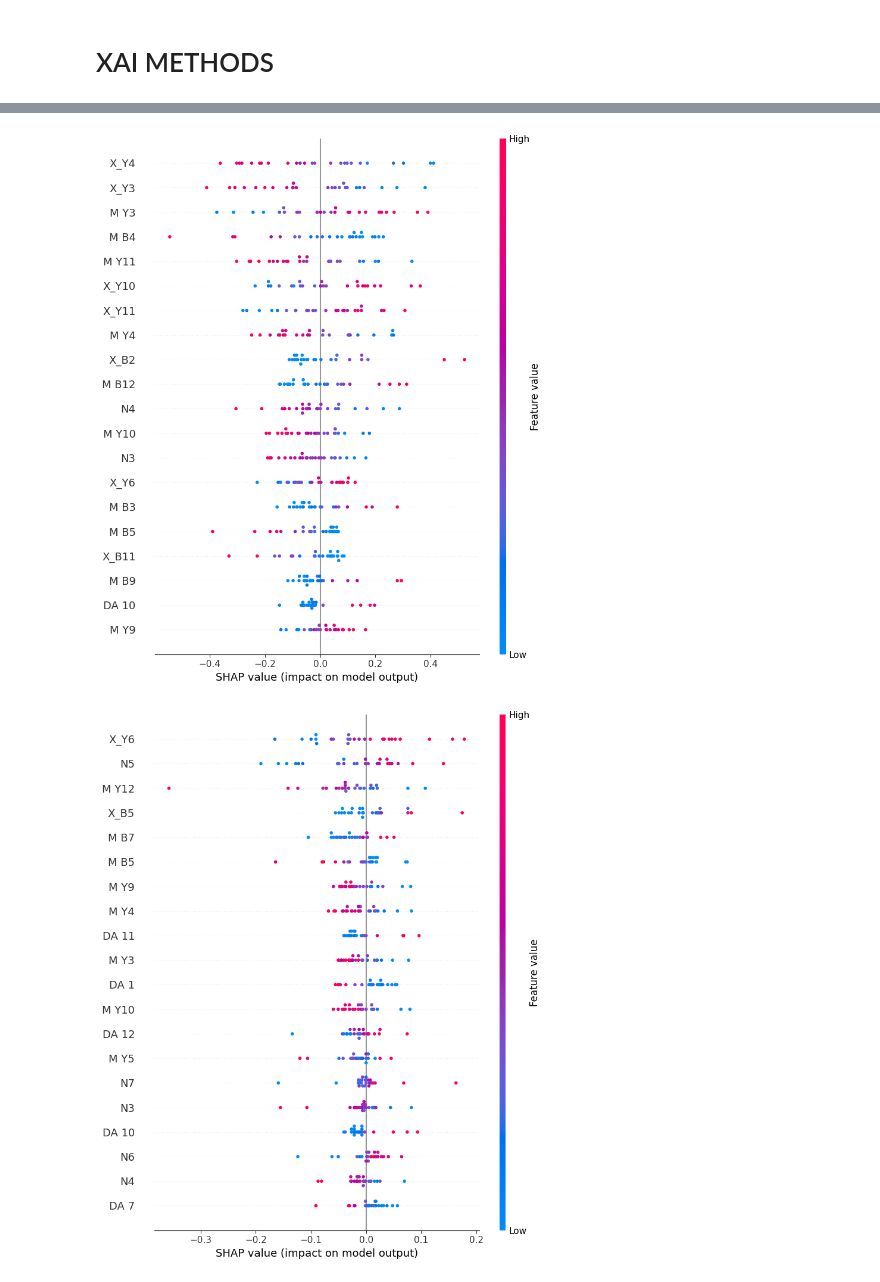
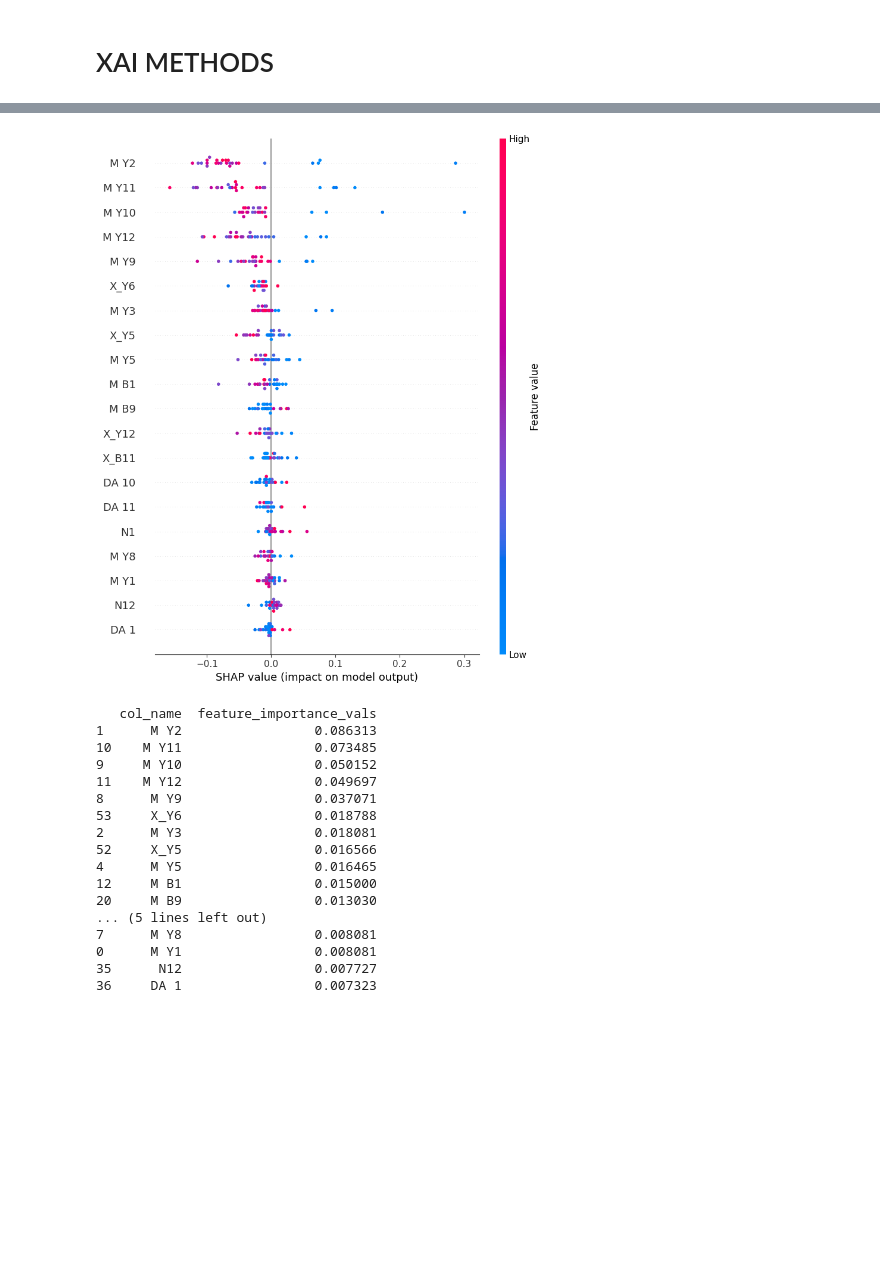
Before and after one commit to ozgecanmuyanli/autism-repo, a Jupyter notebook: mutluDataset_classification.ipynb, the cells around one changed output, grey strips where cells are left out. Drawn from its saved outputs; the diff is of its cells as text; code cells hidden in the pictures; blank space fills up the shorter version.

```diff
--- a/mutluDataset_classification.ipynb
+++ b/mutluDataset_classification.ipynb
@@ -236,16 +236,23 @@ def get_features_shap(classifier):
   shap_values = explainer.shap_values(X_test_scaled)
   # Summary plot
   shap.summary_plot(shap_values, X_test)
+  return shap_values
 
-def get_feature_importance_values(classifier)
-  explainer = shap.Explainer(classifier.predict, X_train_scaled)
-  shap_values = explainer.shap_values(X_test_scaled)
+def get_feature_importance_values(shap_values):
+  mean_shap_values = np.abs(shap_values).mean(axis=0)
 
-  vals= np.abs(shap_values).mean(0)
+  # Create a DataFrame to store feature importances
+  feature_importance = pd.DataFrame({'col_name': data.columns, 'feature_importance_vals': mean_shap_values})
 
-  feature_importance = pd.DataFrame(list(zip(data.columns, sum(vals))), columns=['col_name','feature_importance_vals'])
-  feature_importance.sort_values(by=['feature_importance_vals'], ascending=False,inplace=True)
-  feature_importance.head(5)
+  # Sort the DataFrame by feature importance values
+  feature_importance = feature_importance.sort_values(by='feature_importance_vals', ascending=False)
+
+  # Display the top 5 features
+  top_features = feature_importance.head(20)
+  print(top_features)
+  # Get the column names into a list
+  column_names = feature_importance['col_name'].head(20).tolist()
+  return column_names
 # %% [markdown]
 ## Metrics
 # %%
@@ -697,8 +680,22 @@ get_features_shap(classifier_bNB)
-# %%
-get_features_shap(classifier_lr)
-# %% [output]
-[figure, removed]
-# %%
-get_features_shap(classifier_mlp)
-# %% [output]
-[figure, removed]
+# %%
+shapValues = get_features_shap(classifier_rf)
+rf_features = get_feature_importance_values(shapValues)
+# %% [output]
+[figure, added]
+   col_name  feature_importance_vals
+1      M Y2                 0.086313
+10    M Y11                 0.073485
+9     M Y10                 0.050152
+11    M Y12                 0.049697
+8      M Y9                 0.037071
+53     X_Y6                 0.018788
+2      M Y3                 0.018081
+52     X_Y5                 0.016566
+4      M Y5                 0.016465
+12     M B1                 0.015000
+20     M B9                 0.013030
+... (5 lines left out)
+7      M Y8                 0.008081
+0      M Y1                 0.008081
+35      N12                 0.007727
+36     DA 1                 0.007323
```
Also changed, not shown: parts of 29 cells of this notebook, 1 other file.
